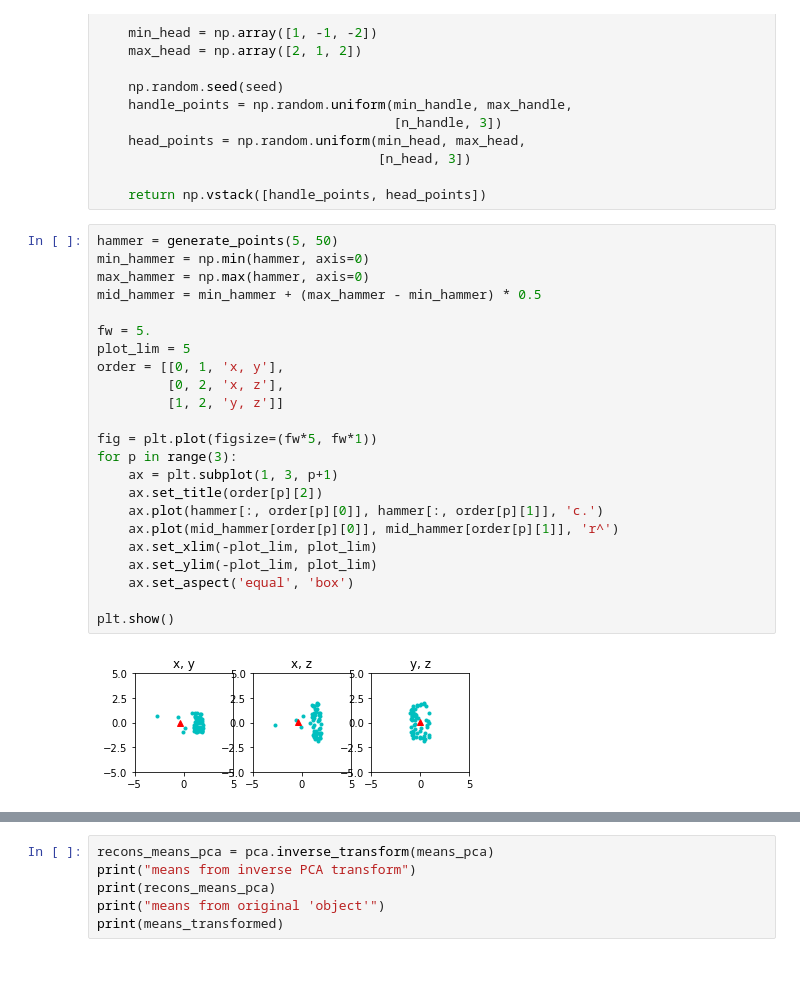
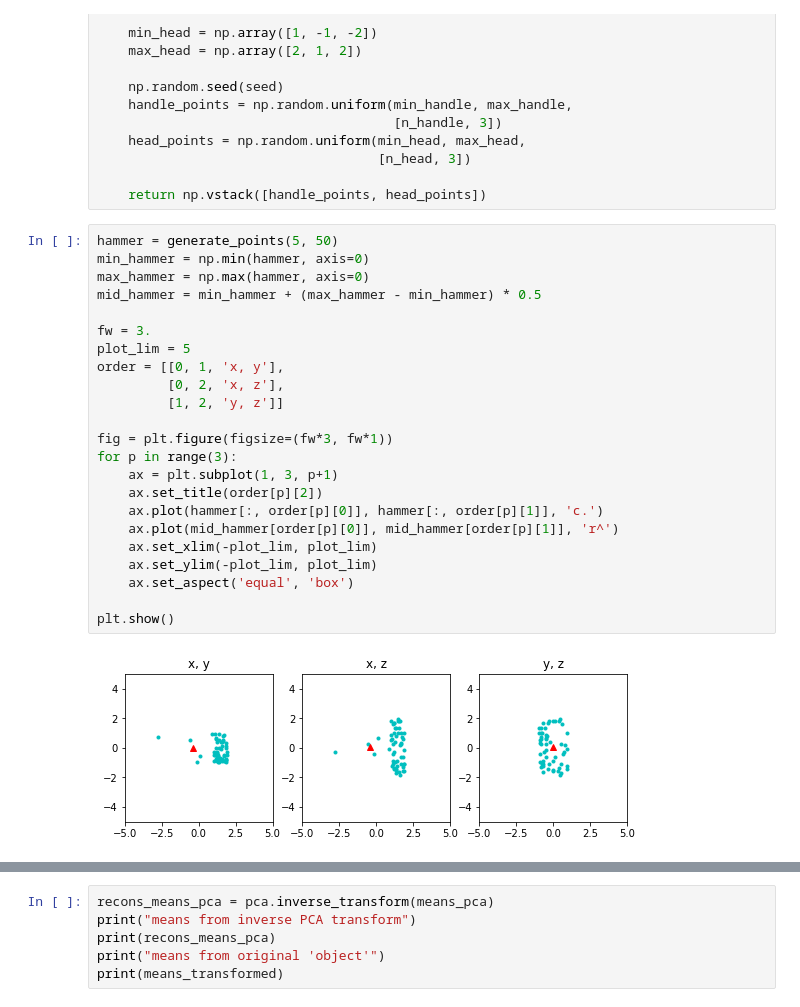
Before and after one commit to chanokin/spike_conv_nets, a Jupyter notebook: pca_mean_test.ipynb, the cells around one changed output, grey strips where cells are left out. Cells and saved outputs as stored; diff of their text form; blank space fills up the shorter version.

Commit message:
bigger plots

```diff
--- a/pca_mean_test.ipynb
+++ b/pca_mean_test.ipynb
@@ -22,28 +22,28 @@ def generate_points(n_handle=10, n_head=100, seed=13):
 # %%
 hammer = generate_points(5, 50)
 min_hammer = np.min(hammer, axis=0)
 max_hammer = np.max(hammer, axis=0)
 mid_hammer = min_hammer + (max_hammer - min_hammer) * 0.5
 
-fw = 5.
+fw = 3.
 plot_lim = 5
 order = [[0, 1, 'x, y'],
          [0, 2, 'x, z'],
          [1, 2, 'y, z']]
 
-fig = plt.plot(figsize=(fw*5, fw*1))
+fig = plt.figure(figsize=(fw*3, fw*1))
 for p in range(3):
     ax = plt.subplot(1, 3, p+1)
     ax.set_title(order[p][2])
     ax.plot(hammer[:, order[p][0]], hammer[:, order[p][1]], 'c.')
     ax.plot(mid_hammer[order[p][0]], mid_hammer[order[p][1]], 'r^')
     ax.set_xlim(-plot_lim, plot_lim)
     ax.set_ylim(-plot_lim, plot_lim)
     ax.set_aspect('equal', 'box')
 
 plt.show()
 # %% [output]
-[figure, old version]
+[figure, new version]
 # %%
 # ROTATE
 r = R.from_euler('xyz', [30, 10, 75], degrees=True)
```
Also changed, not shown: parts of 3 cells of this notebook.
